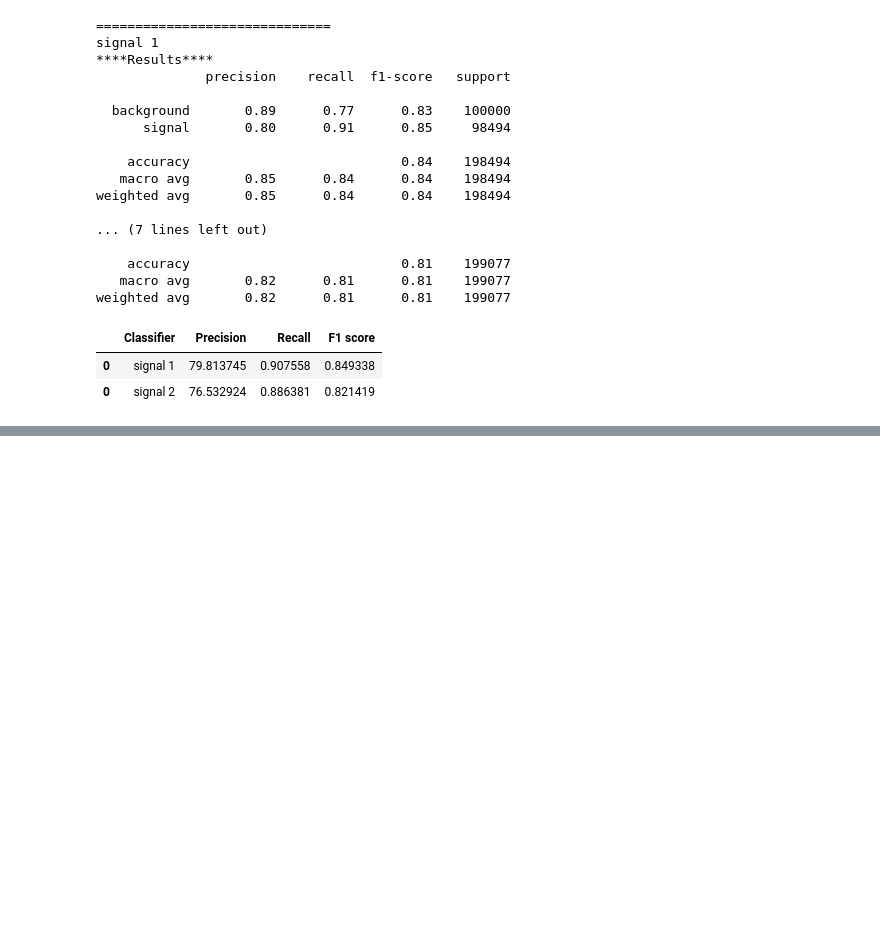
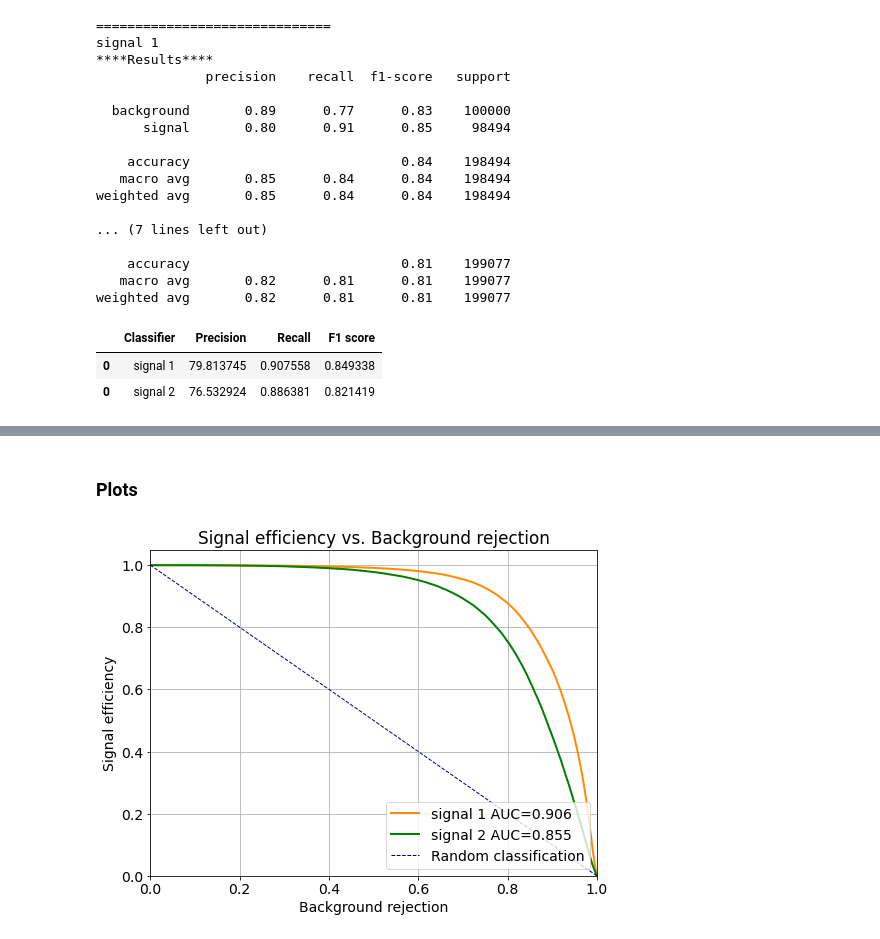
Before and after one commit to marianaiv/benchtools, a Jupyter notebook: notebooks/11.0-GAN-AE-data.ipynb, the cells around one changed output, grey strips where cells are left out. Cells and saved outputs as stored; diff of their text form; code cells hidden in the pictures; blank space fills up the shorter version.

Commit message:
analysis with more background in the mix

```diff
--- a/notebooks/11.0-GAN-AE-data.ipynb
+++ b/notebooks/11.0-GAN-AE-data.ipynb
@@ -184,0 +187,26 @@ weighted avg       0.82      0.81      0.81    199077
+# %%
+# Reading the distances
+dist_bkg = pd.DataFrame(np.array(h5py.File('..\data\RnD_distances_2.h5', 'r')['bkg']), columns=['y_score'])
+dist_sig1 = pd.DataFrame(np.array(h5py.File('..\data\RnD_distances_2.h5', 'r')['sig1']), columns=['y_score'])
+dist_sig2 = pd.DataFrame(np.array(h5py.File('..\data\RnD_distances_2.h5', 'r')['sig2']), columns=['y_score'])
+
+# Adding labels, 0 for background and 1 for signal
+dist_bkg['label']=0
+dist_sig1['label']=1
+dist_sig2['label']=1
+
+# Getting together each signal with the background
+df_sig1 = pd.concat([dist_bkg, dist_sig1])
+df_sig2 = pd.concat([dist_bkg, dist_sig2])
+# %%
+# Listing the values for plotting and comparing
+names = ['signal 1', 'signal 2']
+scores = [df_sig1.loc[:,'y_score'], df_sig2.loc[:,'y_score']]
+labels = [df_sig1.loc[:,'label'], df_sig2.loc[:,'label']]
+# %% [markdown]
+### Plots
+# %%
+rejection_plot(names=names, labels=labels, probs=scores)
+plt.show()
+# %% [output]
+[figure, added]
```
Also changed, not shown: parts of 13 cells of this notebook.
